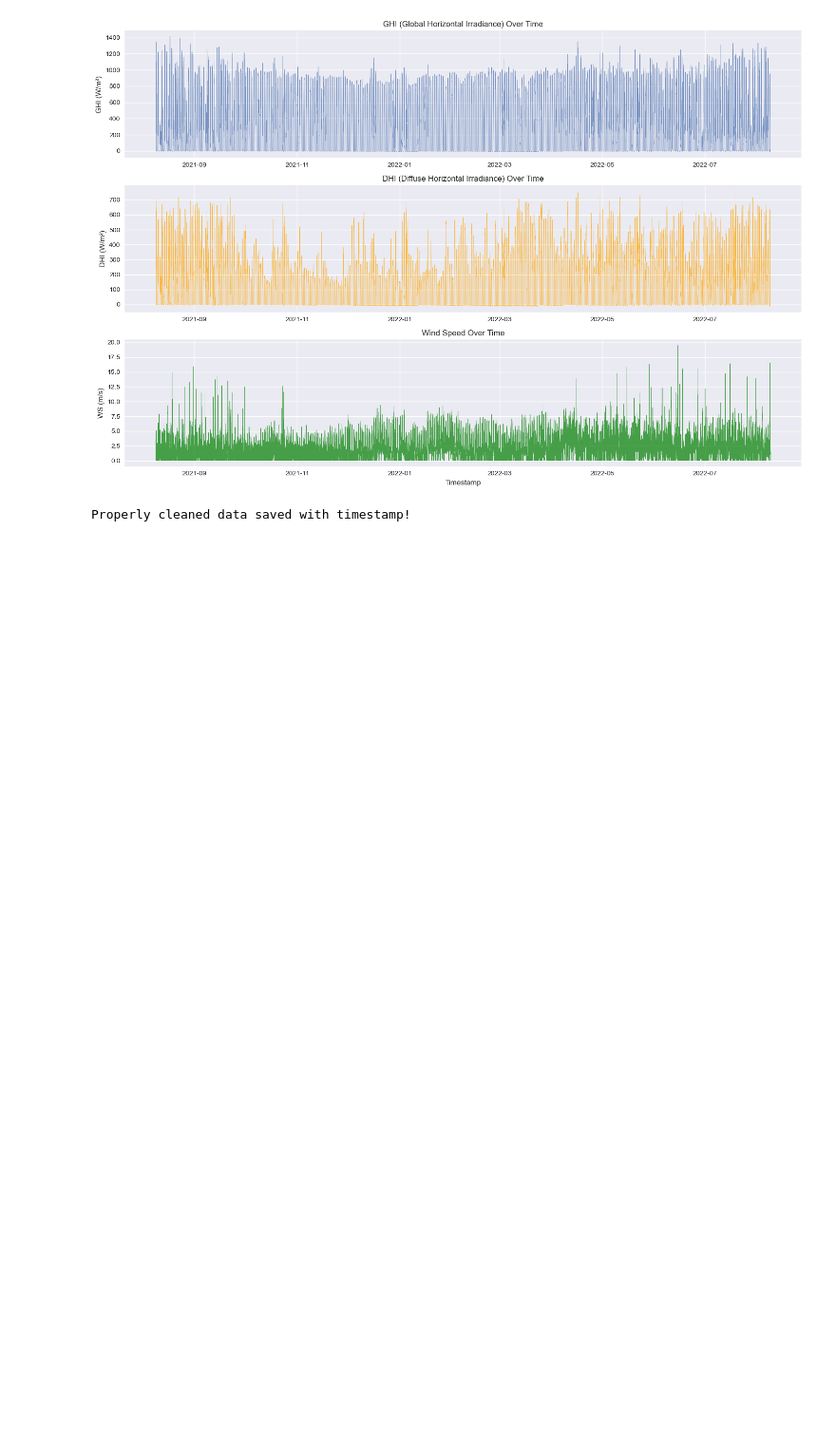
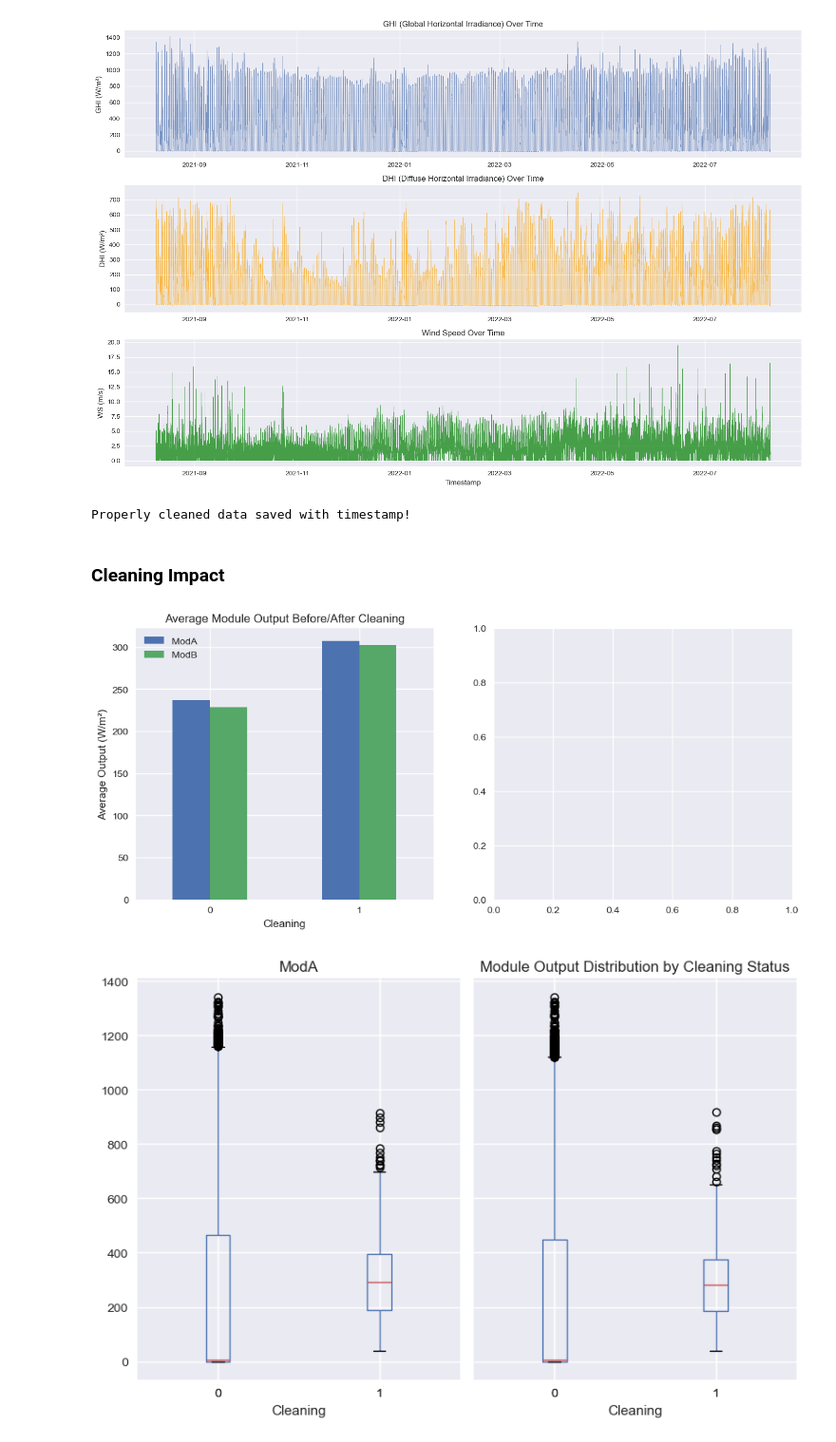
Before and after one commit to Aperca/solar-challenge-week0, a Jupyter notebook: notebooks/benin_eda.ipynb, the cells around one changed output. Shown at 95% size. Drawn from its saved outputs; the diff is of its cells as text; code cells hidden in the pictures; blank space fills up the shorter version.

```diff
--- a/notebooks/benin_eda.ipynb
+++ b/notebooks/benin_eda.ipynb
@@ -256,3 +260,27 @@ df_clean.to_csv('../data/benin_clean.csv', index=False)
 print("Properly cleaned data saved with timestamp!")
 # %% [output]
 Properly cleaned data saved with timestamp!
+# %% [markdown]
+### Cleaning Impact
+# %%
+# Group by Cleaning flag and plot average ModA & ModB pre/post-clean
+plt.figure(figsize=(12, 5))
+
+plt.subplot(1, 2, 1)
+cleaning_impact = df_clean.groupby('Cleaning')[['ModA', 'ModB']].mean()
+cleaning_impact.plot(kind='bar', ax=plt.gca())
+plt.title('Average Module Output Before/After Cleaning')
+plt.ylabel('Average Output (W/m²)')
+plt.xticks(rotation=0)
+
+plt.subplot(1, 2, 2)
+# Boxplot to see distribution differences
+df_clean.boxplot(column=['ModA', 'ModB'], by='Cleaning')
+plt.title('Module Output Distribution by Cleaning Status')
+plt.suptitle('')  # Remove automatic title
+
+plt.tight_layout()
+plt.show()
+# %% [output]
+[figure, added]
+[figure, added]
```
Also changed, not shown: parts of 8 cells of this notebook.
